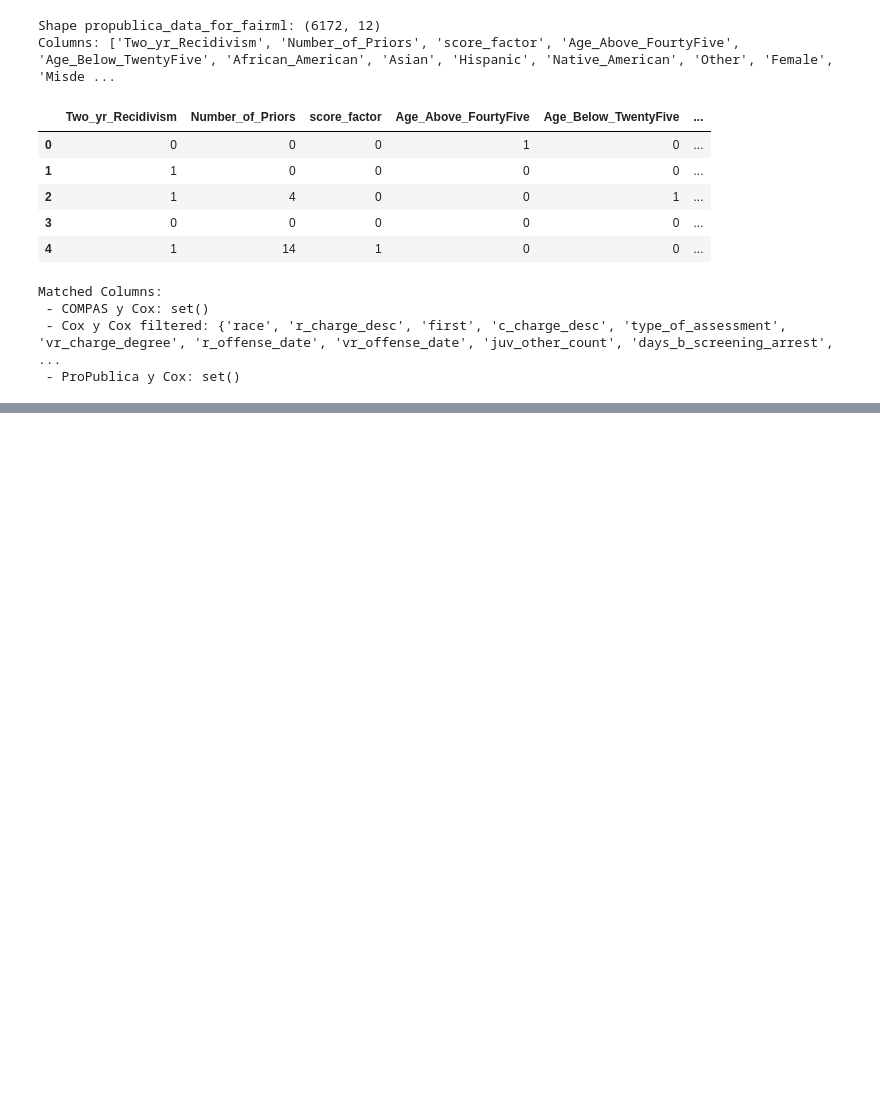
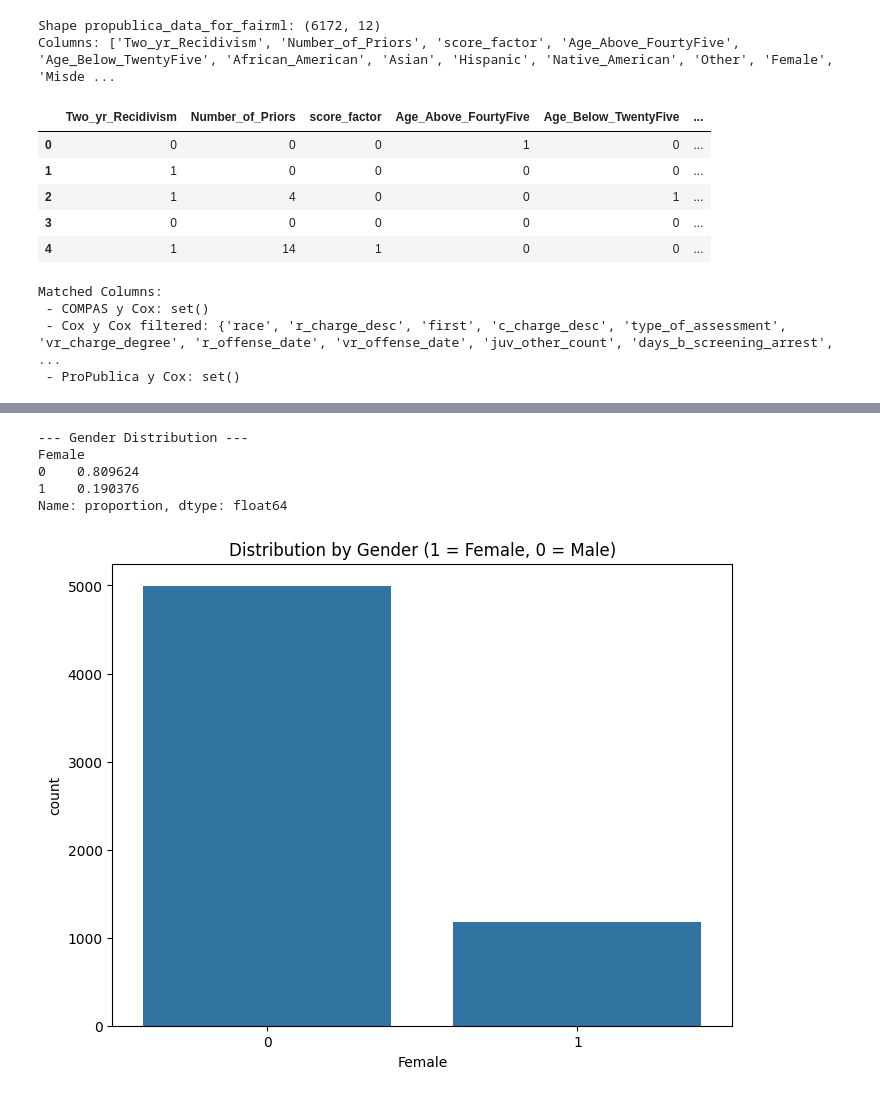
Before and after one commit to MelissaPerez09/fair-ai-compass, a Jupyter notebook: src/main.ipynb, the cells around one changed output, grey strips where cells are left out. Saved outputs shown, nothing was run; the diff lists cells and outputs as text; code cells hidden in the pictures; blank space fills up the shorter version.

```diff
--- a/src/main.ipynb
+++ b/src/main.ipynb
@@ -88,0 +167,17 @@ Matched Columns:
+# %%
+# Gender distribution
+print("--- Gender Distribution ---")
+print(df['Female'].value_counts(normalize=True))
+
+plt.figure(figsize=(8, 6))
+sns.countplot(data=df, x="Female")
+plt.title("Distribution by Gender (1 = Female, 0 = Male)")
+save_plot("gender_distribution.png")
+plt.show()
+# %% [output]
+--- Gender Distribution ---
+Female
+0    0.809624
+1    0.190376
+Name: proportion, dtype: float64
+[figure, added]
```
Also changed, not shown: parts of 12 cells of this notebook, 7 other files.
